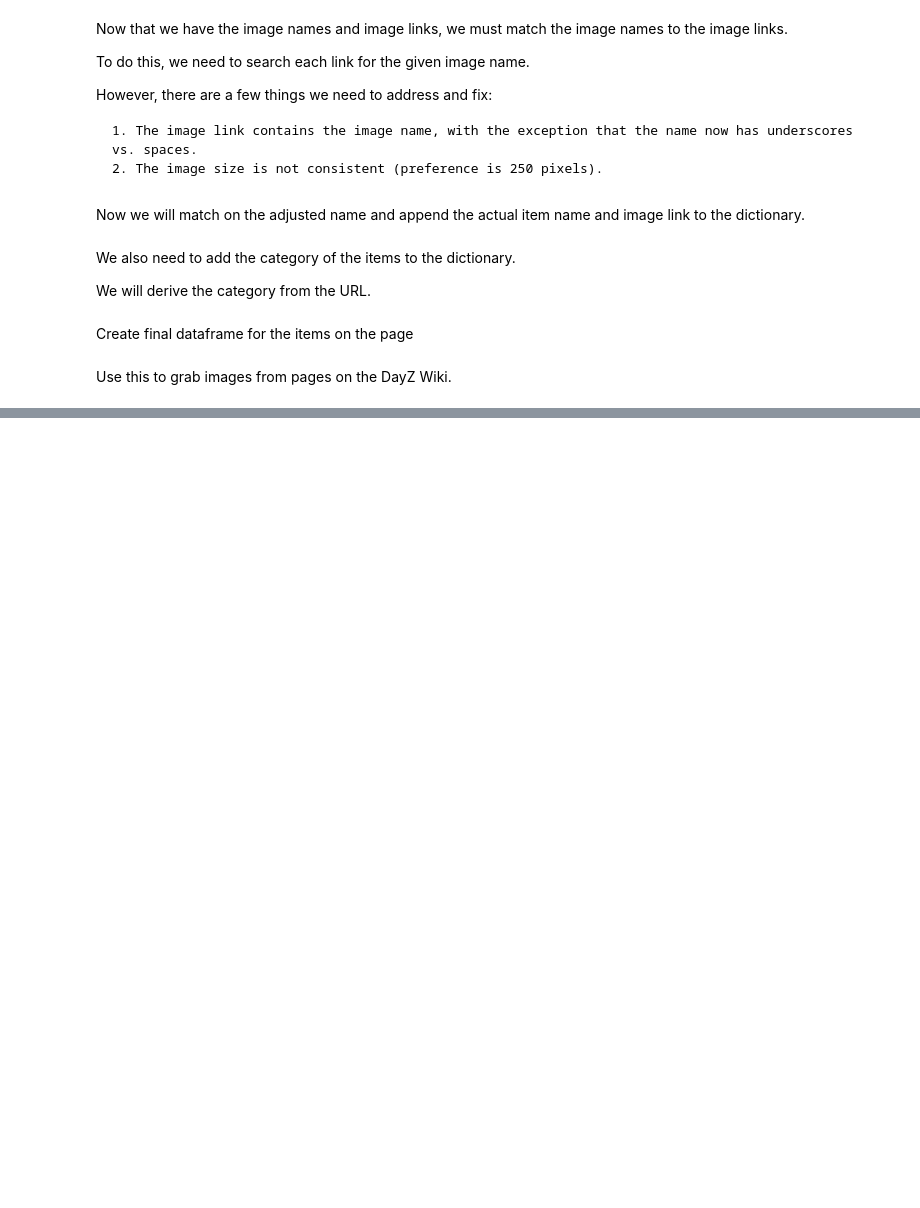
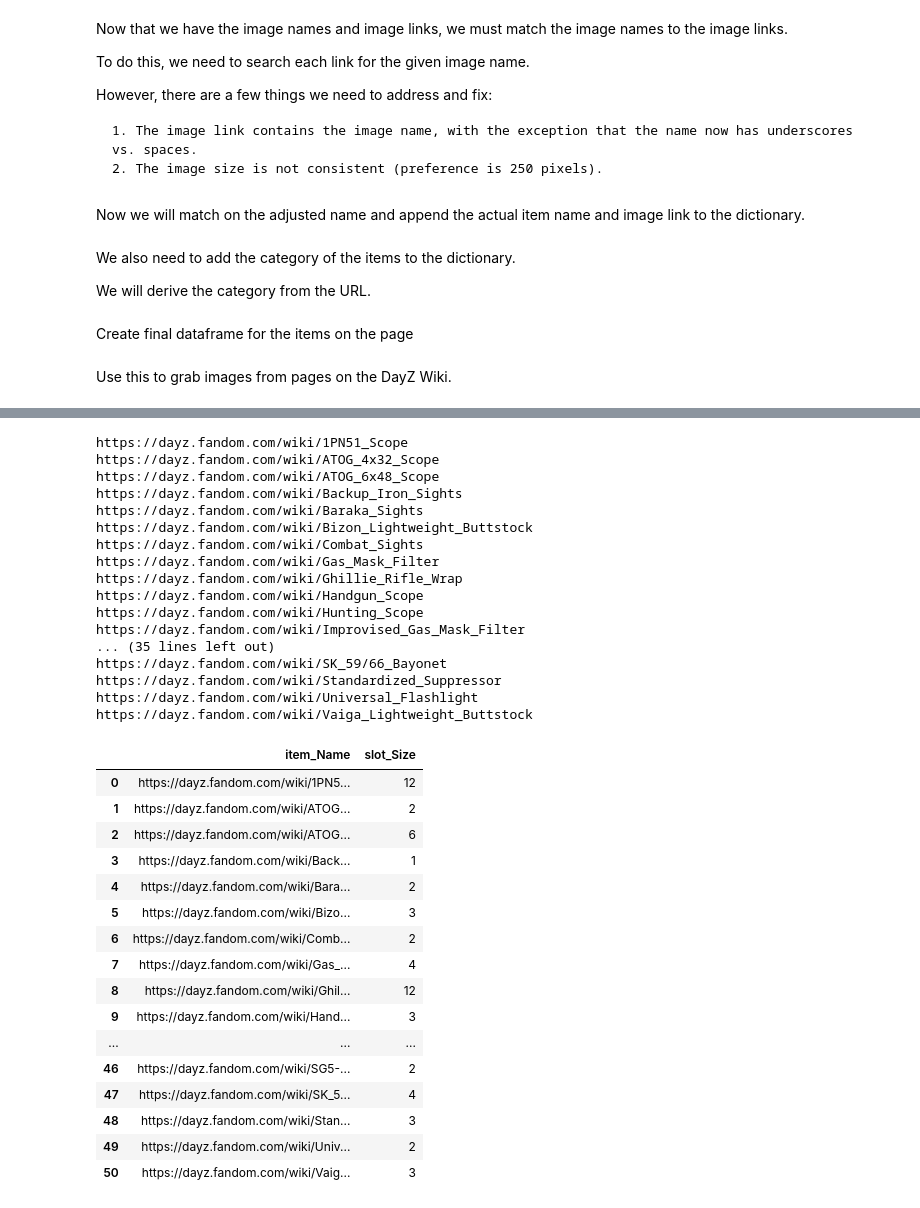
Before and after one commit to Neighborhood-Data-Science/dayz-stash-management, a Jupyter notebook: image_scrape.ipynb, the cells around one changed output, grey strips where cells are left out. Drawn from its saved outputs; the diff is of its cells as text; code cells hidden in the pictures; blank space fills up the shorter version.

```diff
--- a/image_scrape.ipynb
+++ b/image_scrape.ipynb
@@ -401,0 +474,42 @@ UnboundLocalError: local variable 'item_Name' referenced before assignment
+# %%
+attachment_url = "https://dayz.fandom.com/wiki/Category:Attachments"
+attachment_exclude = ['Attachments','PSO-1-1']
+attachment_slot_sizes = pd.DataFrame(get_slot_size(attachment_url,'1PN51',55,exclude_list=attachment_exclude))
+attachment_slot_df = pd.DataFrame(attachment_slot_sizes)
+attachment_slot_df.to_csv('attachment_slot_info.csv',header=True, index=False)
+attachment_slot_df
+# %% [output]
+https://dayz.fandom.com/wiki/1PN51_Scope
+https://dayz.fandom.com/wiki/ATOG_4x32_Scope
+https://dayz.fandom.com/wiki/ATOG_6x48_Scope
+https://dayz.fandom.com/wiki/Backup_Iron_Sights
+https://dayz.fandom.com/wiki/Baraka_Sights
+https://dayz.fandom.com/wiki/Bizon_Lightweight_Buttstock
+https://dayz.fandom.com/wiki/Combat_Sights
+https://dayz.fandom.com/wiki/Gas_Mask_Filter
+https://dayz.fandom.com/wiki/Ghillie_Rifle_Wrap
+https://dayz.fandom.com/wiki/Handgun_Scope
+https://dayz.fandom.com/wiki/Hunting_Scope
+https://dayz.fandom.com/wiki/Improvised_Gas_Mask_Filter
+... (35 lines left out)
+https://dayz.fandom.com/wiki/SK_59/66_Bayonet
+https://dayz.fandom.com/wiki/Standardized_Suppressor
+https://dayz.fandom.com/wiki/Universal_Flashlight
+https://dayz.fandom.com/wiki/Vaiga_Lightweight_Buttstock
+|  | item_Name | slot_Size |
+| 0 | https://dayz.fandom.com/wiki/1PN5... | 12 |
+| 1 | https://dayz.fandom.com/wiki/ATOG... | 2 |
+| 2 | https://dayz.fandom.com/wiki/ATOG... | 6 |
+| 3 | https://dayz.fandom.com/wiki/Back... | 1 |
+| 4 | https://dayz.fandom.com/wiki/Bara... | 2 |
+| 5 | https://dayz.fandom.com/wiki/Bizo... | 3 |
+| 6 | https://dayz.fandom.com/wiki/Comb... | 2 |
+| 7 | https://dayz.fandom.com/wiki/Gas_... | 4 |
+| 8 | https://dayz.fandom.com/wiki/Ghil... | 12 |
+| 9 | https://dayz.fandom.com/wiki/Hand... | 3 |
+| ... | ... | ... |
+| 46 | https://dayz.fandom.com/wiki/SG5-... | 2 |
+| 47 | https://dayz.fandom.com/wiki/SK_5... | 4 |
+| 48 | https://dayz.fandom.com/wiki/Stan... | 3 |
+| 49 | https://dayz.fandom.com/wiki/Univ... | 2 |
+| 50 | https://dayz.fandom.com/wiki/Vaig... | 3 |
```
Also changed, not shown: parts of 14 cells of this notebook, 3 other files.
